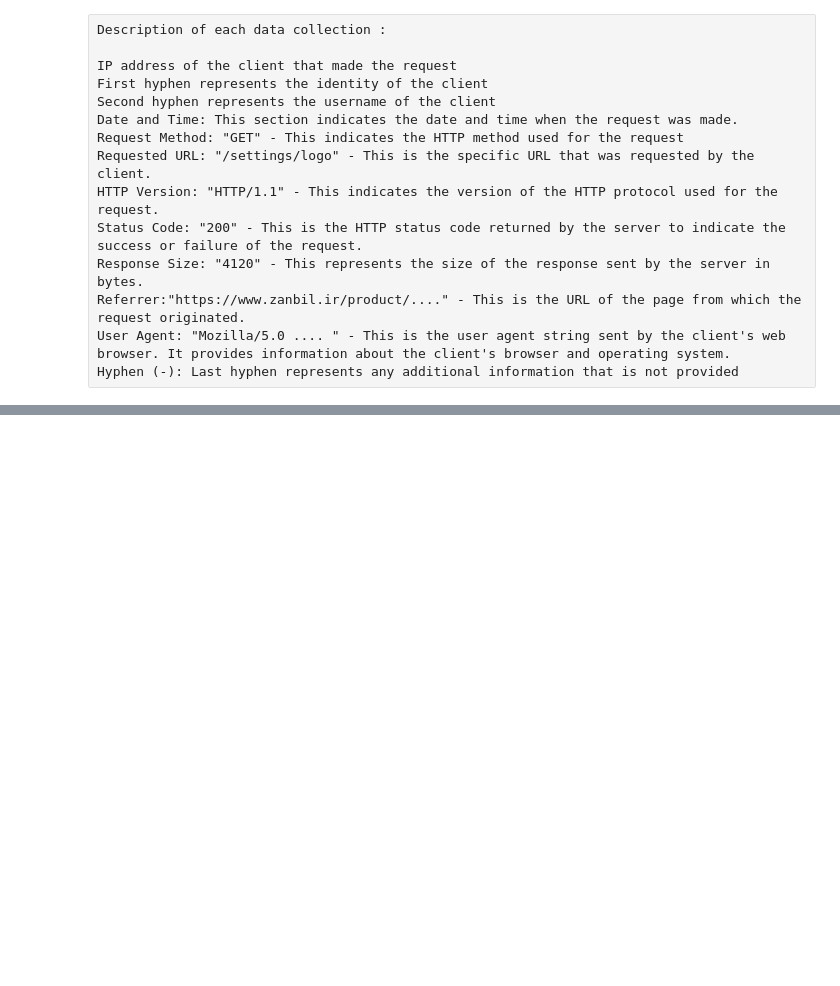
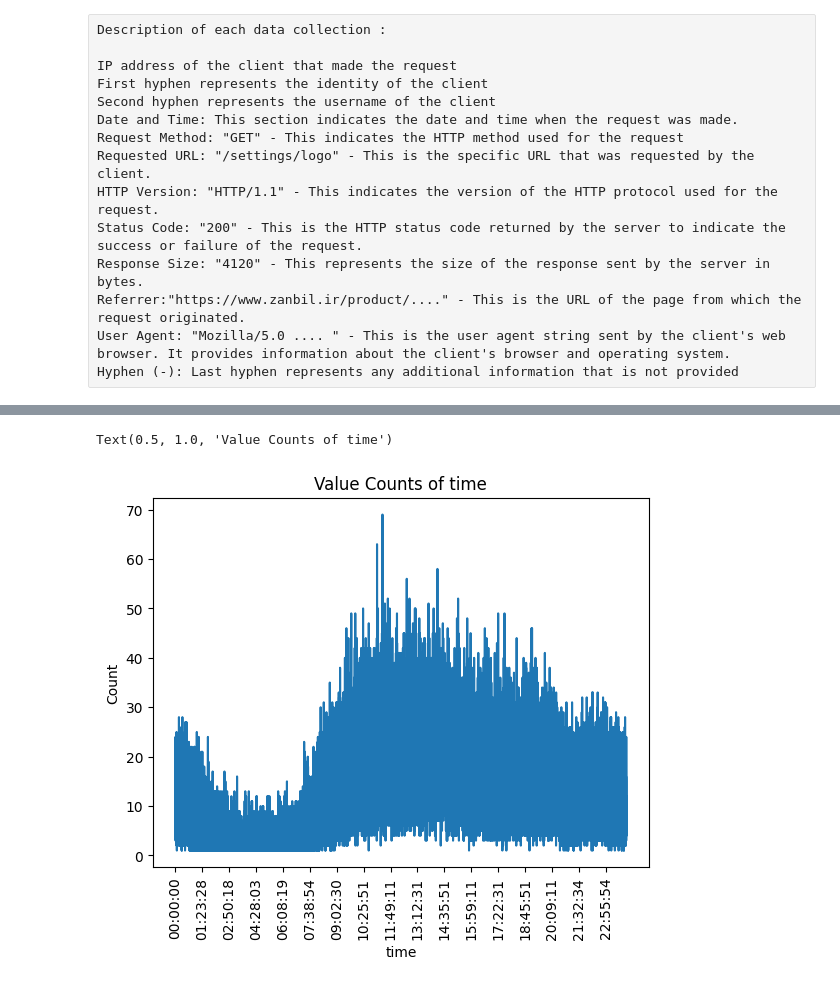
Before and after one commit to Mostafa-Hassani/ETL, a Jupyter notebook: Web Server Log/ETL Web Server Log.ipynb, the cells around one changed output, grey strips where cells are left out. Cells and saved outputs as stored; diff of their text form; code cells hidden in the pictures; blank space fills up the shorter version.

```diff
--- a/Web Server Log/ETL Web Server Log.ipynb
+++ b/Web Server Log/ETL Web Server Log.ipynb
@@ -21,0 +135,15 @@ from datetime import datetime
+# %%
+time_counts = df_log['time'].value_counts().sort_index()
+print(f"from {time_counts.index[0]} to {time_counts.index[-1]}")
+sns.lineplot(x=time_counts.index, y=time_counts.values)
+# Set the tick frequency, Show every 24th tick label
+n = 5000
+# Get the current tick labels
+ticks = plt.xticks()[0]
+# Set only every nth tick label
+plt.xticks(ticks[::n])
+plt.xticks(rotation=90)
+plt.xlabel('time')
+plt.ylabel('Count')
+plt.title('Value Counts of time')
+# %% [output]
@@ -21,0 +151,2 @@ from datetime import datetime
+Text(0.5, 1.0, 'Value Counts of time')
+[figure, added]
```
Also changed, not shown: parts of 20 cells of this notebook.
